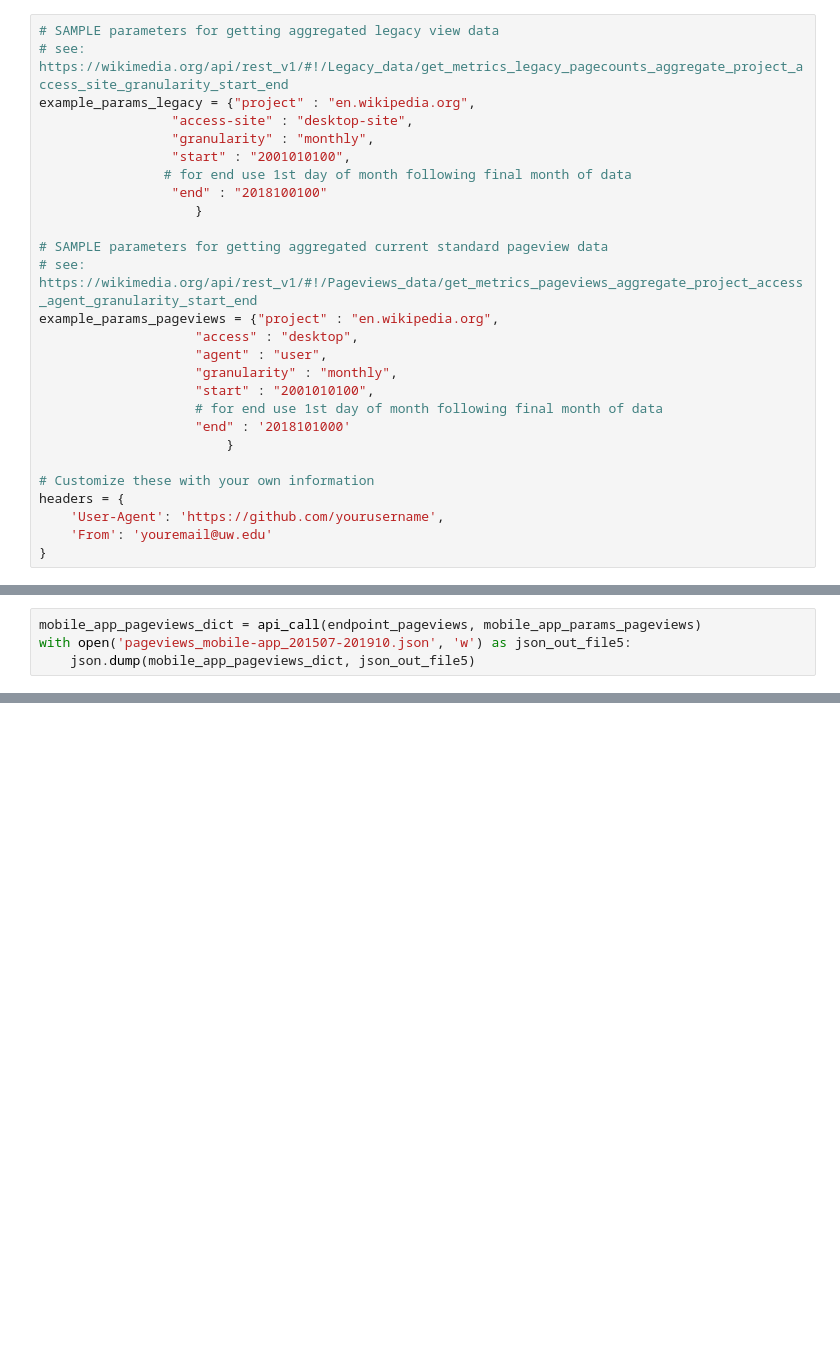
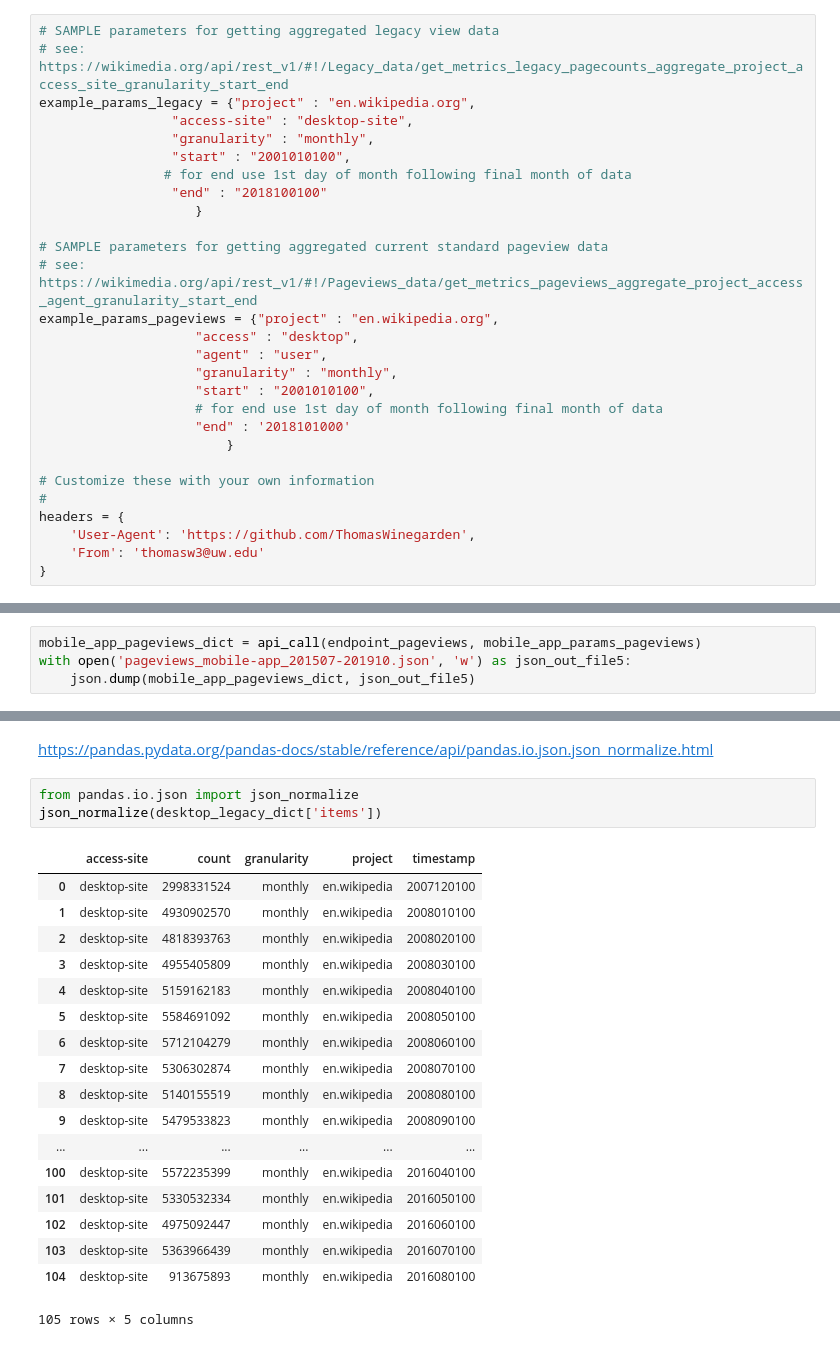
Before and after one commit to ThomasWinegarden/data-512-a1, a Jupyter notebook: hcds-a1-data-curation.ipynb, the cells around one changed output, grey strips where cells are left out. Drawn from its saved outputs; the diff is of its cells as text; blank space fills up the shorter version.

Commit message:
progress
figured out items dict of dicts bug
used json_normalize through pandas to make data frames
failing to combine dataframes
no progress on visualization

```diff
--- a/hcds-a1-data-curation.ipynb
+++ b/hcds-a1-data-curation.ipynb
@@ -30,9 +48,10 @@ example_params_pageviews = {"project" : "en.wikipedia.org",
                         }
 
 # Customize these with your own information
+#
 headers = {
-    'User-Agent': 'https://github.com/yourusername',
-    'From': 'youremail@uw.edu'
+    'User-Agent': 'https://github.com/ThomasWinegarden',
+    'From': 'thomasw3@uw.edu'
 }
 # %%
 def api_call(endpoint,parameters):
@@ -169,0 +200,24 @@ print(mobile_app_pageviews_dict)
+# %% [markdown]
+https://pandas.pydata.org/pandas-docs/stable/reference/api/pandas.io.json.json_normalize.html
+# %%
+from pandas.io.json import json_normalize
+json_normalize(desktop_legacy_dict['items'])
+# %% [output]
+|  | access-site | count | granularity | project | timestamp |
+| 0 | desktop-site | 2998331524 | monthly | en.wikipedia | 2007120100 |
+| 1 | desktop-site | 4930902570 | monthly | en.wikipedia | 2008010100 |
+| 2 | desktop-site | 4818393763 | monthly | en.wikipedia | 2008020100 |
+| 3 | desktop-site | 4955405809 | monthly | en.wikipedia | 2008030100 |
+| 4 | desktop-site | 5159162183 | monthly | en.wikipedia | 2008040100 |
+| 5 | desktop-site | 5584691092 | monthly | en.wikipedia | 2008050100 |
+| 6 | desktop-site | 5712104279 | monthly | en.wikipedia | 2008060100 |
+| 7 | desktop-site | 5306302874 | monthly | en.wikipedia | 2008070100 |
+| 8 | desktop-site | 5140155519 | monthly | en.wikipedia | 2008080100 |
+| 9 | desktop-site | 5479533823 | monthly | en.wikipedia | 2008090100 |
+| ... | ... | ... | ... | ... | ... |
+| 100 | desktop-site | 5572235399 | monthly | en.wikipedia | 2016040100 |
+| 101 | desktop-site | 5330532334 | monthly | en.wikipedia | 2016050100 |
+| 102 | desktop-site | 4975092447 | monthly | en.wikipedia | 2016060100 |
+| 103 | desktop-site | 5363966439 | monthly | en.wikipedia | 2016070100 |
+| 104 | desktop-site | 913675893 | monthly | en.wikipedia | 2016080100 |
+105 rows × 5 columns
```
Also changed, not shown: parts of 35 cells of this notebook.
